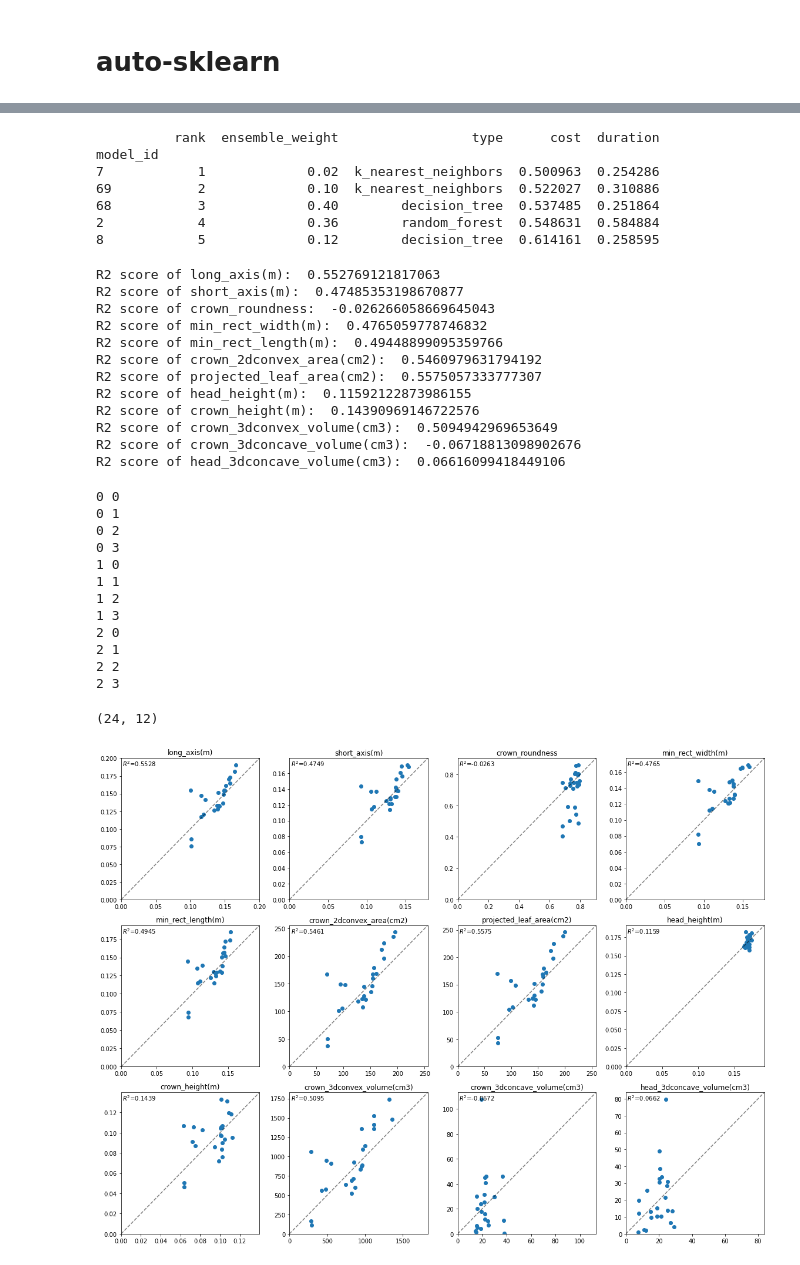
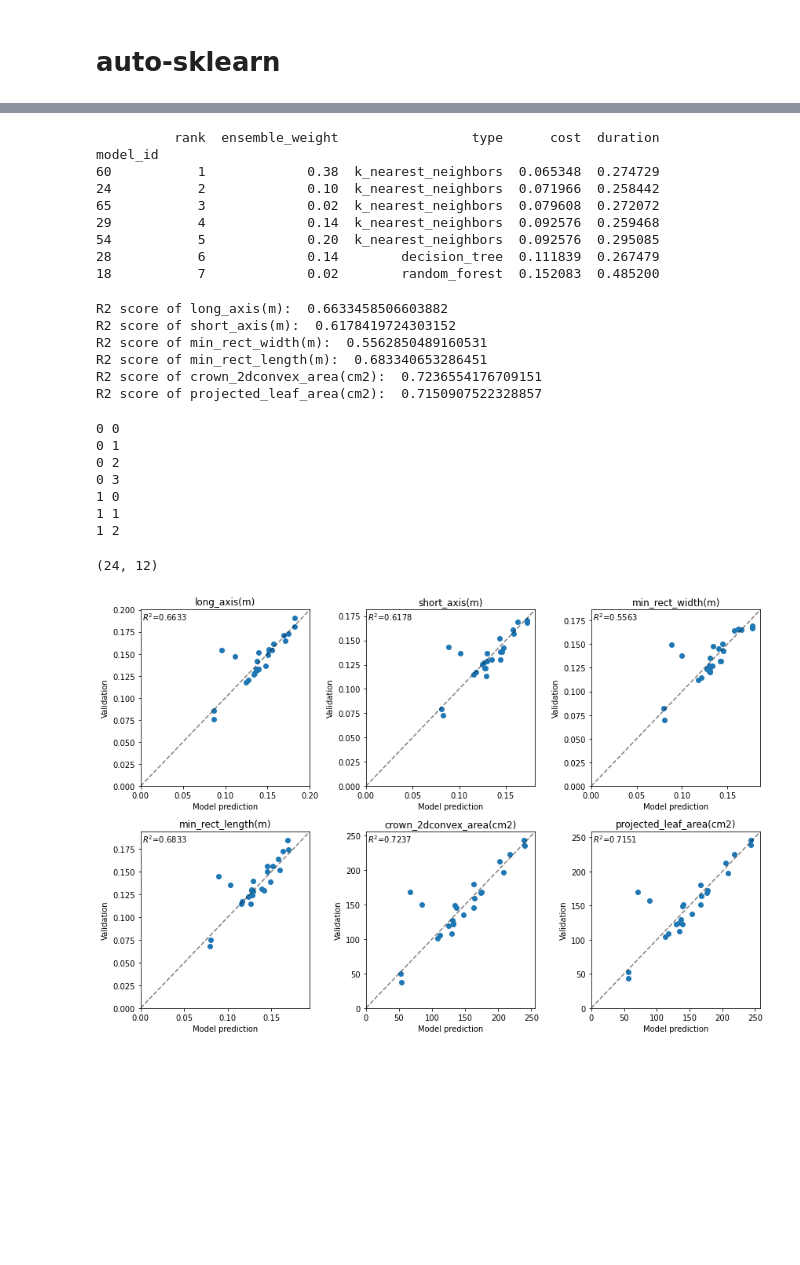
Before and after one commit to UTokyo-FieldPhenomics-Lab/BroccoliHead3D.ipynb, a Jupyter notebook: 20_automl_test.ipynb, the cells around one changed output, grey strips where cells are left out. Cells and saved outputs as stored; diff of their text form; code cells hidden in the pictures; blank space fills up the shorter version.

```diff
--- a/20_automl_test.ipynb
+++ b/20_automl_test.ipynb
@@ -80,7 +80,7 @@ Index(['Date', 'Model_ID', 'Field_ID', '0', '45', '90', '135', 'max_length',
       dtype='object')
 # %%
 broccoli_3d_merge_train = broccoli_3d_merge[
-    ['Date', 'Field_ID',
+    ['Date', 'Field_ID', 'Model_ID',
      'long_axis(m)', 'short_axis(m)', 'crown_roundness',
      'min_rect_width(m)', 'min_rect_length(m)',
      'crown_2dconvex_area(cm2)', 'projected_leaf_area(cm2)',
@@ -156,7 +158,7 @@ Index(['Date', 'Field_ID', 'long_axis(m)', 'short_axis(m)', 'crown_roundness',
       dtype='object')
 # %%
 X = merged_db[[
-    'major_axis_length', 'minor_axis_length', 'circularity',
+    'major_axis_length', 'minor_axis_length', #'circularity',
     'min_area_rect_min', 'min_area_rect_max',
     'area', 'convex_area',
 ]]
@@ -222,0 +209,6 @@ array([[8.64308299e-02, 8.32330118e-02, 7.38450589e-01, ...,
+# %%
+Y = merged_db[[
+     'long_axis(m)', 'short_axis(m)', # 'crown_roundness',
+     'min_rect_width(m)', 'min_rect_length(m)',
+     'crown_2dconvex_area(cm2)', 'projected_leaf_area(cm2)']]
+Y.head()
@@ -255,29 +265,25 @@ print(automl.leaderboard())
 # %% [output]
           rank  ensemble_weight                 type      cost  duration
 model_id
-7            1             0.02  k_nearest_neighbors  0.500963  0.254286
-69           2             0.10  k_nearest_neighbors  0.522027  0.310886
-68           3             0.40        decision_tree  0.537485  0.251864
-2            4             0.36        random_forest  0.548631  0.584884
-8            5             0.12        decision_tree  0.614161  0.258595
+60           1             0.38  k_nearest_neighbors  0.065348  0.274729
+24           2             0.10  k_nearest_neighbors  0.071966  0.258442
+65           3             0.02  k_nearest_neighbors  0.079608  0.272072
+29           4             0.14  k_nearest_neighbors  0.092576  0.259468
+54           5             0.20  k_nearest_neighbors  0.092576  0.295085
+28           6             0.14        decision_tree  0.111839  0.267479
+18           7             0.02        random_forest  0.152083  0.485200
 # %%
 predictions = automl.predict(X_test)
 
 for i in range(y_test.shape[1]):
     print(f"R2 score of {Y.columns[i]}: ", r2_score(y_test[:,i], predictions[:,i]))
 # %% [output]
-R2 score of long_axis(m):  0.552769121817063
-R2 score of short_axis(m):  0.47485353198670877
-R2 score of crown_roundness:  -0.026266058669645043
-R2 score of min_rect_width(m):  0.4765059778746832
-R2 score of min_rect_length(m):  0.49448899095359766
-R2 score of crown_2dconvex_area(cm2):  0.5460979631794192
-R2 score of projected_leaf_area(cm2):  0.5575057333777307
-R2 score of head_height(m):  0.11592122873986155
-R2 score of crown_height(m):  0.14390969146722576
-R2 score of crown_3dconvex_volume(cm3):  0.5094942969653649
-R2 score of crown_3dconcave_volume(cm3):  -0.06718813098902676
-R2 score of head_3dconcave_volume(cm3):  0.06616099418449106
+R2 score of long_axis(m):  0.6633458506603882
+R2 score of short_axis(m):  0.6178419724303152
+R2 score of min_rect_width(m):  0.5562850489160531
+R2 score of min_rect_length(m):  0.683340653286451
+R2 score of crown_2dconvex_area(cm2):  0.7236554176709151
+R2 score of projected_leaf_area(cm2):  0.7150907522328857
 # %%
 for i in range(y_test.shape[1]):
 
@@ -290,32 +296,32 @@ for i in range(y_test.shape[1]):
 1 0
 1 1
 1 2
-1 3
-2 0
-2 1
-2 2
-2 3
 # %%
 predictions.shape
 # %% [output]
 (24, 12)
 # %%
-fig, ax = plt.subplots(3,4, figsize=(16, 12))
+fig, ax = plt.subplots(2,3, figsize=(12, 8))
 
 for i in range(y_test.shape[1]):
     amax = max(predictions[:, i].max(), y_test[:, i].max()) * 1.05
-    ax[i // 4, i % 4].plot([0,amax], [0, amax], 'k--', alpha=0.5)
-    ax[i // 4, i % 4].scatter(predictions[:, i], y_test[:, i])
-    ax[i // 4, i % 4].set_title(Y.columns[i])
+    ax[i // 3, i % 3].plot([0,amax], [0, amax], 'k--', alpha=0.5)
+    ax[i // 3, i % 3].scatter(predictions[:, i], y_test[:, i])
+    ax[i // 3, i % 3].set_title(Y.columns[i])
 
-    ax[i // 4, i % 4].set_xlim(0, amax)
-    ax[i // 4, i % 4].set_ylim(0, amax)
+    ax[i // 3, i % 3].set_xlim(0, amax)
+    ax[i // 3, i % 3].set_ylim(0, amax)
+
+    ax[i // 3, i % 3].set_xlabel('Model prediction')
+    ax[i // 3, i % 3].set_ylabel('Validation')
 
     r2 = r2_score(y_test[:,i], predictions[:,i])
 
-    ax[i // 4, i % 4].text(amax*0.01,amax*0.99, f'$R^2$={round(r2, 4)}', va='top')
+    ax[i // 3, i % 3].text(amax*0.01,amax*0.99, f'$R^2$={round(r2, 4)}', va='top')
+
+# ax[1,3].axis('off')
 
 plt.tight_layout()
 plt.show()
 # %% [output]
-[figure, old version]
+[figure, new version]
```
Also changed, not shown: parts of 16 cells of this notebook.
